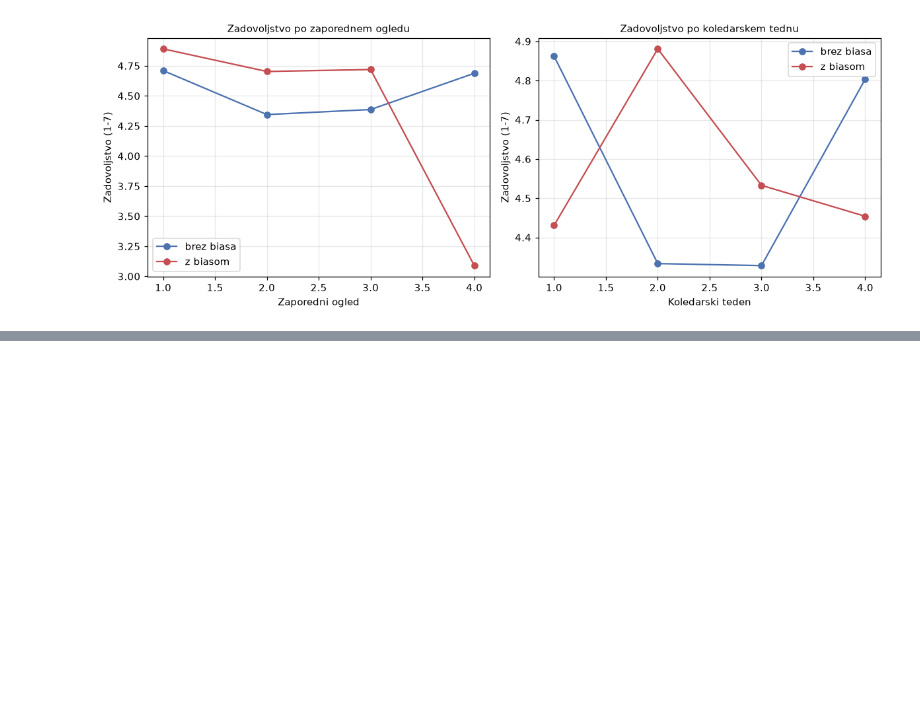
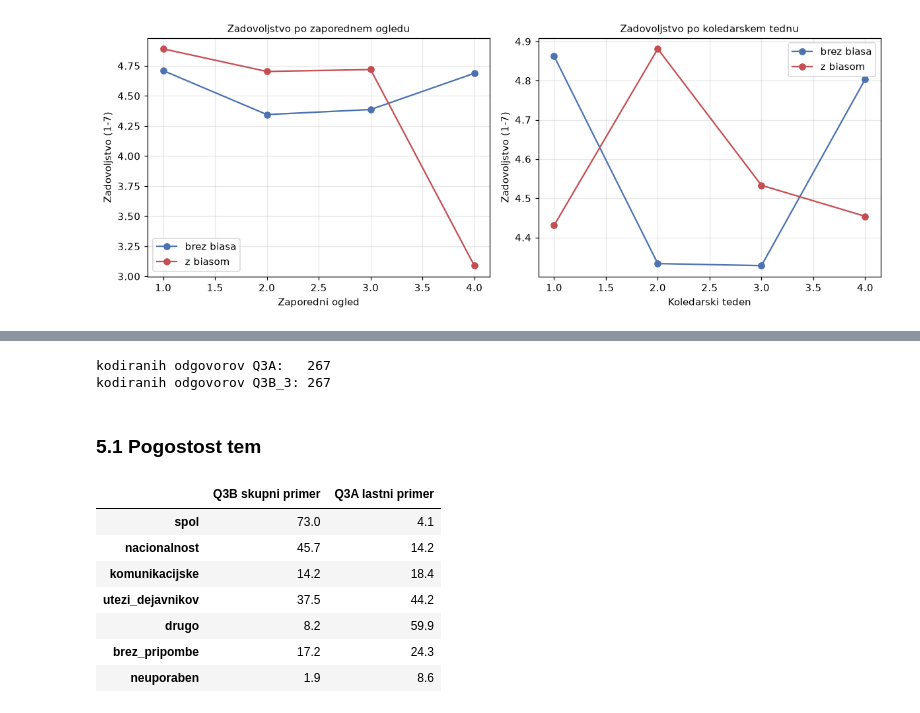
Before and after one commit to HarisBeg26/xai-analiza-podatkov, a Jupyter notebook: Analiza/analiza_mesani_modeli.ipynb, the cells around one changed output, grey strips where cells are left out. Saved outputs shown, nothing was run; the diff lists cells and outputs as text; code cells hidden in the pictures; blank space fills up the shorter version.

```diff
--- a/Analiza/analiza_mesani_modeli.ipynb
+++ b/Analiza/analiza_mesani_modeli.ipynb
@@ -924,0 +879,33 @@ To je treba dorečiti, preden se model požene.
+# %%
+KODE = ["spol", "nacionalnost", "komunikacijske", "utezi_dejavnikov",
+        "drugo", "brez_pripombe", "neuporaben"]
+
+kode = pd.read_csv("kode_odprtih_odgovorov.csv", encoding="utf-8-sig")
+df = df.merge(kode, on="recnum", how="left")
+
+# Dvojiski kazalnik zaznave: odgovor vsebuje kritiko (raven 2 ali 3).
+df["zaznal_lastni"] = (df["a_raven"] >= 2).astype(float)
+df["zaznal_skupni"] = (df["b_raven"] >= 2).astype(float)
+
+print(f"kodiranih odgovorov Q3A:   {int(df['a_raven'].notna().sum())}")
+print(f"kodiranih odgovorov Q3B_3: {int(df['b_raven'].notna().sum())}")
+# %% [output]
+kodiranih odgovorov Q3A:   267
+kodiranih odgovorov Q3B_3: 267
+# %% [markdown]
+### 5.1 Pogostost tem
+# %%
+teme = pd.DataFrame({
+    "Q3B skupni primer": [df["b_" + k].mean() for k in KODE],
+    "Q3A lastni primer": [df["a_" + k].mean() for k in KODE],
+}, index=KODE)
+(teme * 100).round(1)
+# %% [output]
+|  | Q3B skupni primer | Q3A lastni primer |
+| spol | 73.0 | 4.1 |
+| nacionalnost | 45.7 | 14.2 |
+| komunikacijske | 14.2 | 18.4 |
+| utezi_dejavnikov | 37.5 | 44.2 |
+| drugo | 8.2 | 59.9 |
+| brez_pripombe | 17.2 | 24.3 |
+| neuporaben | 1.9 | 8.6 |
```
Also changed, not shown: parts of 14 cells of this notebook, 4 other files.
